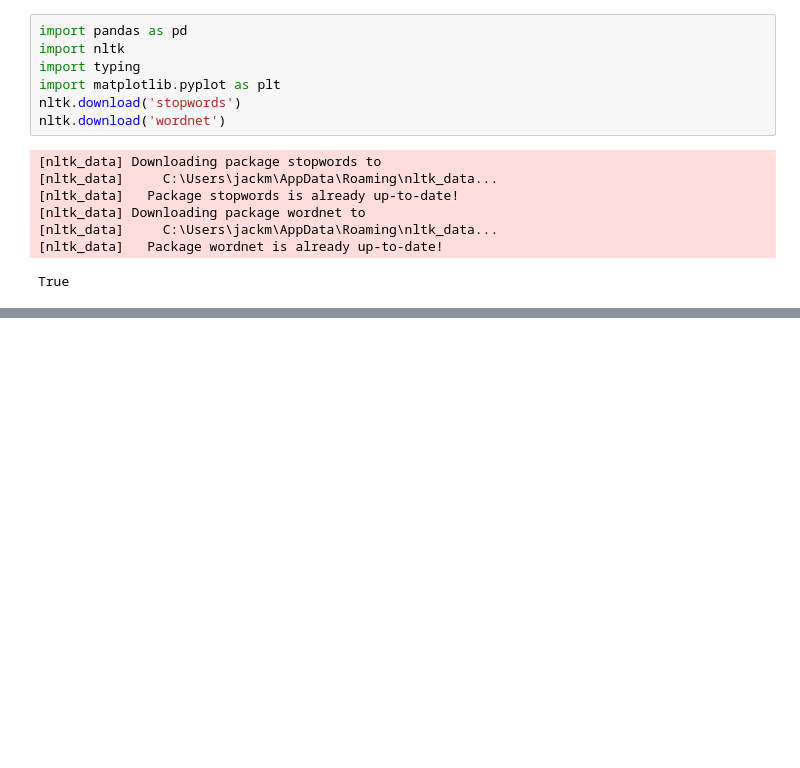
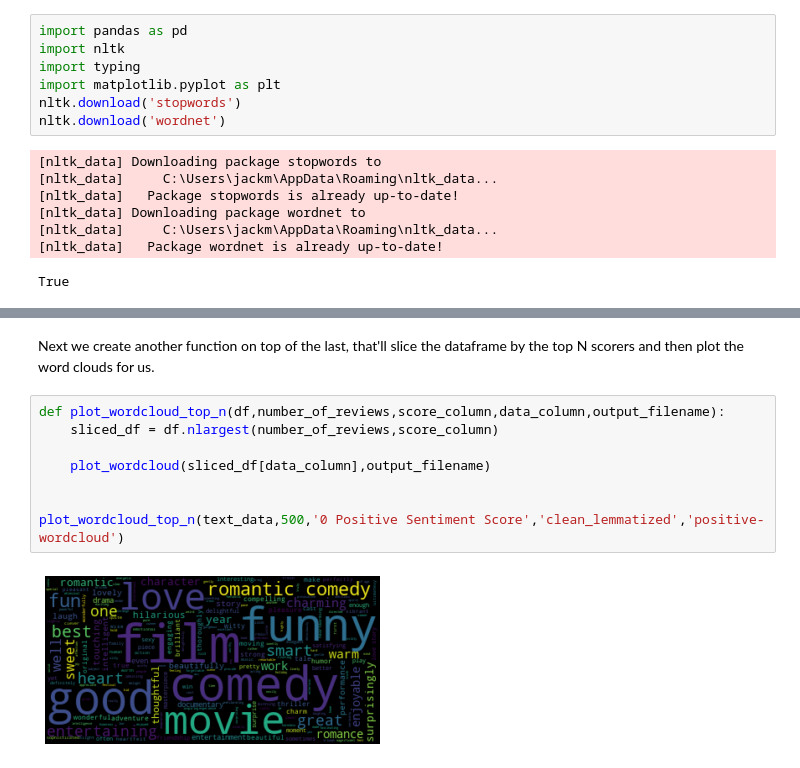
Before and after one commit to JackMcKew/jackmckew.dev, a Jupyter notebook: drafts/2020/sentiment-analysis-nltk/notebooks/Sentiment-Analysis.ipynb, the cells around one changed output, grey strips where cells are left out. Cells and saved outputs as stored; diff of their text form; blank space fills up the shorter version.

```diff
--- a/drafts/2020/sentiment-analysis-nltk/notebooks/Sentiment-Analysis.ipynb
+++ b/drafts/2020/sentiment-analysis-nltk/notebooks/Sentiment-Analysis.ipynb
@@ -138,0 +220,12 @@ plt.axis("off")
+# %% [markdown]
+Next we create another function on top of the last, that'll slice the dataframe by the top N scorers and then plot the word clouds for us.
+# %%
+def plot_wordcloud_top_n(df,number_of_reviews,score_column,data_column,output_filename):
+    sliced_df = df.nlargest(number_of_reviews,score_column)
+
+    plot_wordcloud(sliced_df[data_column],output_filename)
+
+
+plot_wordcloud_top_n(text_data,500,'0 Positive Sentiment Score','clean_lemmatized','positive-wordcloud')
+# %% [output]
+[figure, added]
```
Also changed, not shown: parts of 34 cells of this notebook, 8 other files.
